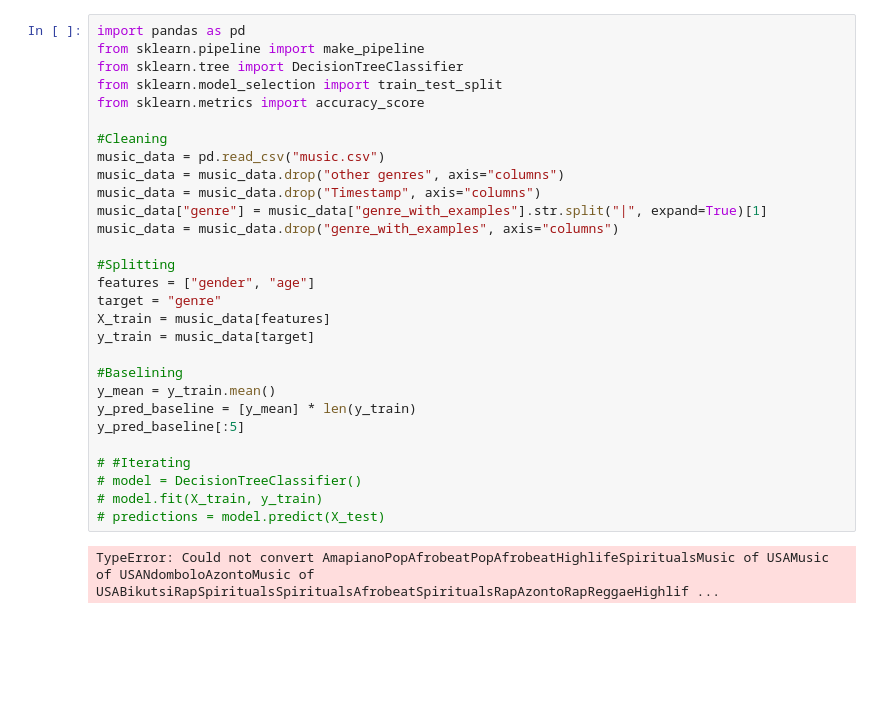
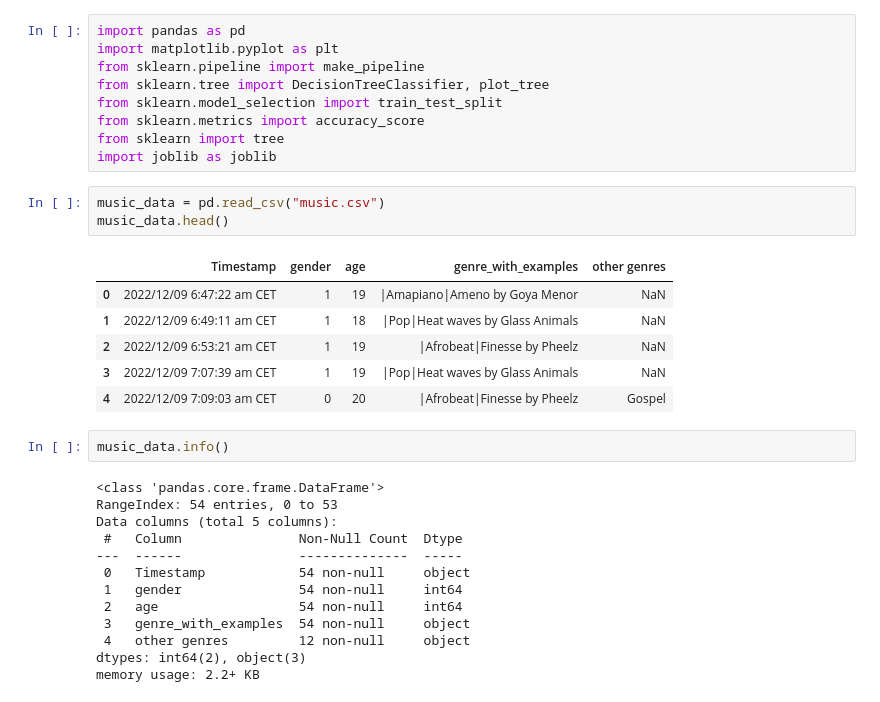
Before and after one commit to de-lia/music-recommender, a Jupyter notebook: Music.ipynb, the cells around one changed output. Cells and saved outputs as stored; diff of their text form; blank space fills up the shorter version.

```diff
--- a/Music.ipynb
+++ b/Music.ipynb
@@ -1,31 +1,34 @@
 # %%
 import pandas as pd
+import matplotlib.pyplot as plt
 from sklearn.pipeline import make_pipeline
-from sklearn.tree import DecisionTreeClassifier
+from sklearn.tree import DecisionTreeClassifier, plot_tree
 from sklearn.model_selection import train_test_split
 from sklearn.metrics import accuracy_score
-
-#Cleaning
-music_data = pd.read_csv("music.csv")
-music_data = music_data.drop("other genres", axis="columns")
-music_data = music_data.drop("Timestamp", axis="columns")
-music_data["genre"] = music_data["genre_with_examples"].str.split("|", expand=True)[1]
-music_data = music_data.drop("genre_with_examples", axis="columns")
-
-#Splitting
-features = ["gender", "age"]
-target = "genre"
-X_train = music_data[features]
-y_train = music_data[target]
-
-#Baselining
-y_mean = y_train.mean()
-y_pred_baseline = [y_mean] * len(y_train)
-y_pred_baseline[:5]
-
-# #Iterating
-# model = DecisionTreeClassifier()
-# model.fit(X_train, y_train)
-# predictions = model.predict(X_test)
+from sklearn import tree
+import joblib as joblib
-# %% [output]
-TypeError: Could not convert AmapianoPopAfrobeatPopAfrobeatHighlifeSpiritualsMusic of USAMusic of USANdomboloAzontoMusic of USABikutsiRapSpiritualsSpiritualsAfrobeatSpiritualsRapAzontoRapReggaeHighlif ...
+# %%
+music_data = pd.read_csv("music.csv")
+music_data.head()
+# %% [output]
+|  | Timestamp | gender | age | genre_with_examples | other genres |
+| 0 | 2022/12/09 6:47:22 am CET | 1 | 19 | |Amapiano|Ameno by Goya Menor | NaN |
+| 1 | 2022/12/09 6:49:11 am CET | 1 | 18 | |Pop|Heat waves by Glass Animals | NaN |
+| 2 | 2022/12/09 6:53:21 am CET | 1 | 19 | |Afrobeat|Finesse by Pheelz | NaN |
+| 3 | 2022/12/09 7:07:39 am CET | 1 | 19 | |Pop|Heat waves by Glass Animals | NaN |
+| 4 | 2022/12/09 7:09:03 am CET | 0 | 20 | |Afrobeat|Finesse by Pheelz | Gospel |
+# %%
+music_data.info()
+# %% [output]
+<class 'pandas.core.frame.DataFrame'>
+RangeIndex: 54 entries, 0 to 53
+Data columns (total 5 columns):
+ #   Column               Non-Null Count  Dtype
+---  ------               --------------  -----
+ 0   Timestamp            54 non-null     object
+ 1   gender               54 non-null     int64
+ 2   age                  54 non-null     int64
+ 3   genre_with_examples  54 non-null     object
+ 4   other genres         12 non-null     object
+dtypes: int64(2), object(3)
+memory usage: 2.2+ KB
```
Also changed, not shown: parts of 10 cells of this notebook, 4 other files.
